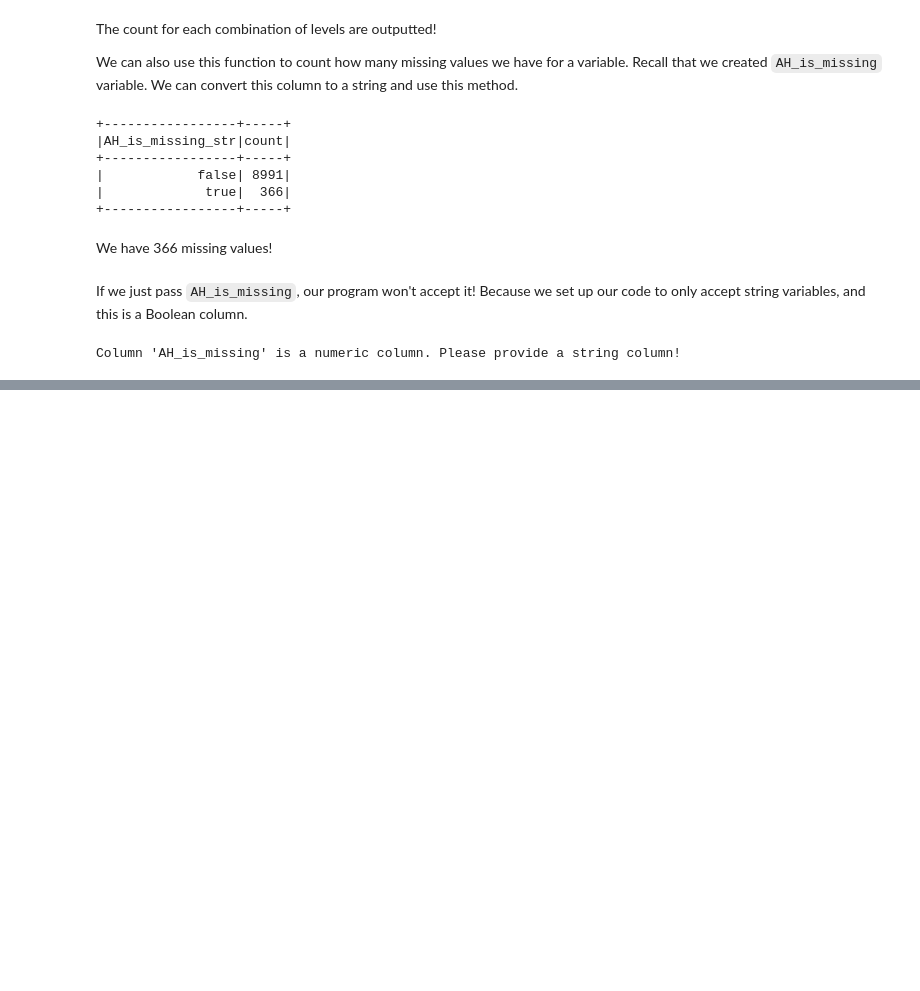
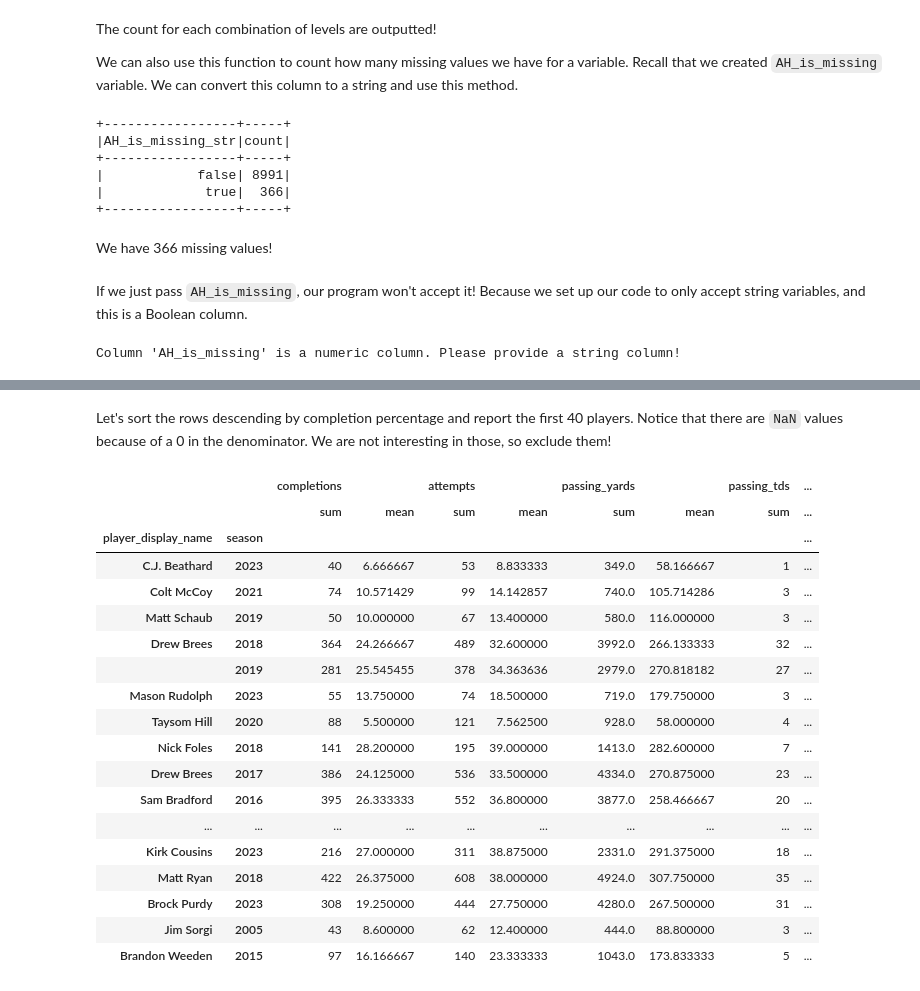
Before and after one commit to bingxiaochen/ST-554-Project2, a Jupyter notebook: Part2/ST 554 Project 2 P2.ipynb, the cells around one changed output, grey strips where cells are left out. Cells and saved outputs as stored; diff of their text form; code cells hidden in the pictures; blank space fills up the shorter version.

```diff
--- a/Part2/ST 554 Project 2 P2.ipynb
+++ b/Part2/ST 554 Project 2 P2.ipynb
@@ -594,0 +675,9 @@ Column 'AH_is_missing' is a numeric column. Please provide a string column!
+# %%
+qb = nfl_df[(nfl_df["position"] == "QB") &
+              (nfl_df["season_type"] == "REG") &
+              (nfl_df["season"] >= 2005) &
+              (nfl_df["season"] <= 2023)
+             ][["player_display_name", "season", "week",
+                "completions", "attempts", "passing_yards",
+                "passing_tds", "interceptions"
+               ]]
@@ -594,0 +686,8 @@ Column 'AH_is_missing' is a numeric column. Please provide a string column!
+# %%
+qb_summary = (
+    qb.groupby(["player_display_name", "season"])[
+        ["completions", "attempts", "passing_yards", "passing_tds", "interceptions"]
+    ]
+    .agg(["sum", "mean"])
+)
+qb_summary.head()
@@ -594,0 +705,9 @@ Column 'AH_is_missing' is a numeric column. Please provide a string column!
+# %%
+qb_summary["completion_percentage"] = (
+    qb_summary[("completions", "sum")] / qb_summary[("attempts", "sum")]
+)
+
+qb_summary["td_int_ratio"] = (
+    qb_summary[("passing_tds", "sum")] / qb_summary[("interceptions", "sum")]
+    .where(qb_summary[("interceptions", "sum")] != 0)
+)
@@ -594,0 +729,3 @@ Column 'AH_is_missing' is a numeric column. Please provide a string column!
+# %%
+attempt_50 = qb_summary[qb_summary[("attempts", "sum")] >= 50]
+attempt_50.head()
@@ -594,0 +741,31 @@ Column 'AH_is_missing' is a numeric column. Please provide a string column!
+# %% [markdown]
+Let's sort the rows descending by completion percentage and report the first 40 players. Notice that there are `NaN` values because of a 0 in the denominator. We are not interesting in those, so exclude them!
+# %%
+top40_completion = attempt_50[
+    attempt_50["completion_percentage"].notna()
+].sort_values(
+    by="completion_percentage",
+    ascending=False
+).head(40)
+
+top40_completion
+# %% [output]
+|  |  | completions |  | attempts |  | passing_yards |  | passing_tds | ... |
+|  |  | sum | mean | sum | mean | sum | mean | sum | ... |
+| player_display_name | season |  |  |  |  |  |  |  | ... |
+| C.J. Beathard | 2023 | 40 | 6.666667 | 53 | 8.833333 | 349.0 | 58.166667 | 1 | ... |
+| Colt McCoy | 2021 | 74 | 10.571429 | 99 | 14.142857 | 740.0 | 105.714286 | 3 | ... |
+| Matt Schaub | 2019 | 50 | 10.000000 | 67 | 13.400000 | 580.0 | 116.000000 | 3 | ... |
+| Drew Brees | 2018 | 364 | 24.266667 | 489 | 32.600000 | 3992.0 | 266.133333 | 32 | ... |
+|  | 2019 | 281 | 25.545455 | 378 | 34.363636 | 2979.0 | 270.818182 | 27 | ... |
+| Mason Rudolph | 2023 | 55 | 13.750000 | 74 | 18.500000 | 719.0 | 179.750000 | 3 | ... |
+| Taysom Hill | 2020 | 88 | 5.500000 | 121 | 7.562500 | 928.0 | 58.000000 | 4 | ... |
+| Nick Foles | 2018 | 141 | 28.200000 | 195 | 39.000000 | 1413.0 | 282.600000 | 7 | ... |
+| Drew Brees | 2017 | 386 | 24.125000 | 536 | 33.500000 | 4334.0 | 270.875000 | 23 | ... |
+| Sam Bradford | 2016 | 395 | 26.333333 | 552 | 36.800000 | 3877.0 | 258.466667 | 20 | ... |
+| ... | ... | ... | ... | ... | ... | ... | ... | ... | ... |
+| Kirk Cousins | 2023 | 216 | 27.000000 | 311 | 38.875000 | 2331.0 | 291.375000 | 18 | ... |
+| Matt Ryan | 2018 | 422 | 26.375000 | 608 | 38.000000 | 4924.0 | 307.750000 | 35 | ... |
+| Brock Purdy | 2023 | 308 | 19.250000 | 444 | 27.750000 | 4280.0 | 267.500000 | 31 | ... |
+| Jim Sorgi | 2005 | 43 | 8.600000 | 62 | 12.400000 | 444.0 | 88.800000 | 3 | ... |
+| Brandon Weeden | 2015 | 97 | 16.166667 | 140 | 23.333333 | 1043.0 | 173.833333 | 5 | ... |
```
Also changed, not shown: parts of 38 cells of this notebook.
